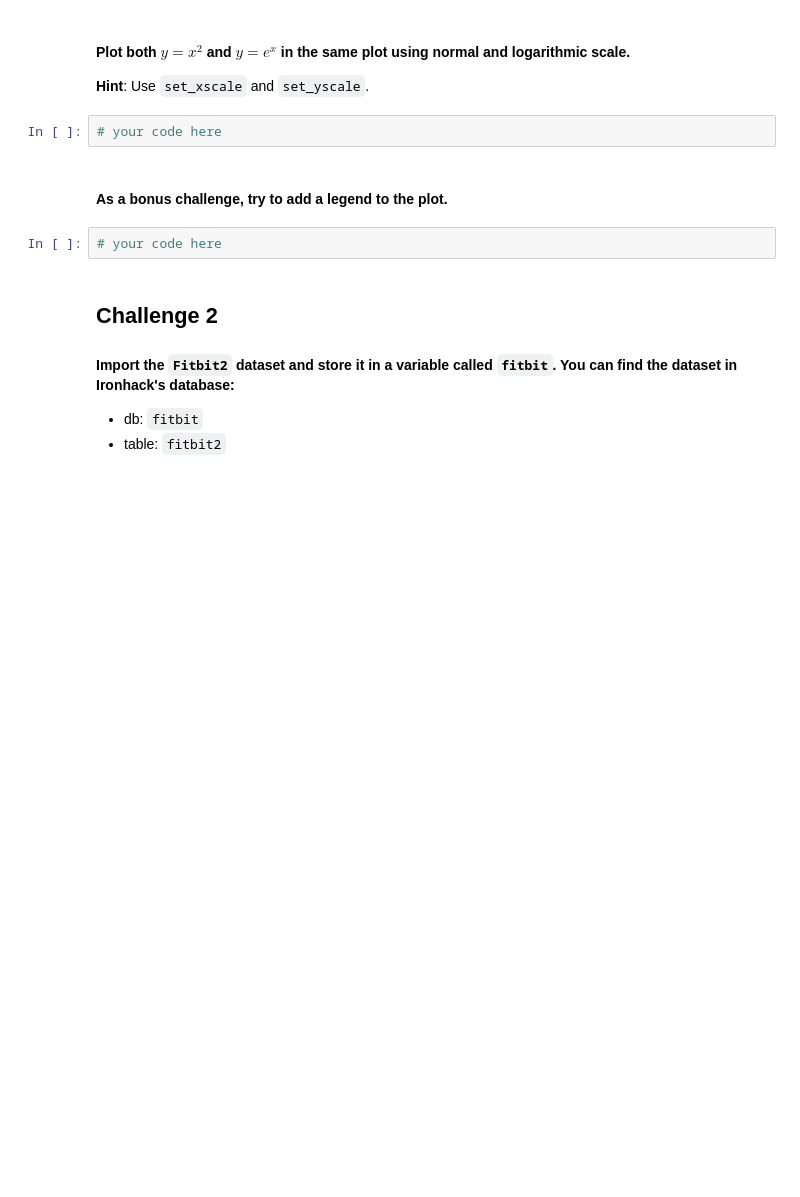
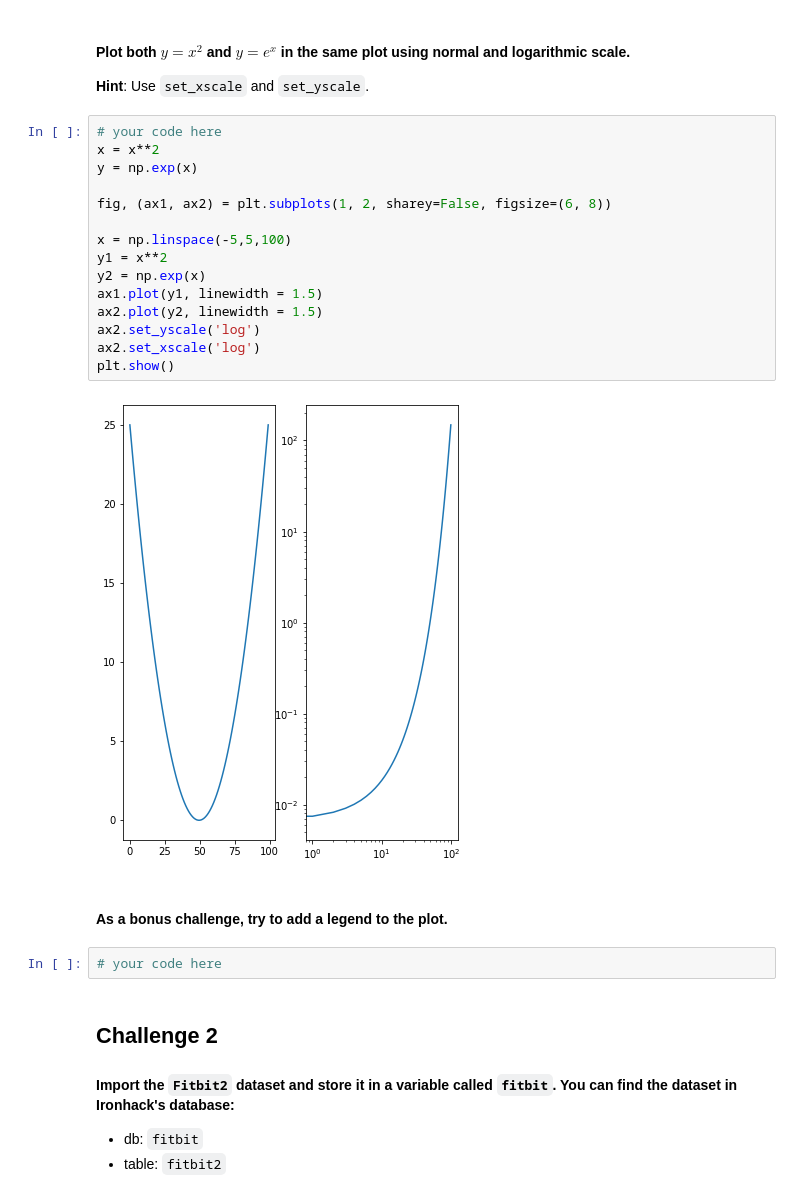
Before and after one commit to ta-data-lis/lab-matplotlib-seaborn, a Jupyter notebook: your-code/main.ipynb, the cells around one changed output. Cells and saved outputs as stored; diff of their text form; blank space fills up the shorter version.

```diff
--- a/your-code/main.ipynb
+++ b/your-code/main.ipynb
@@ -36,8 +63,23 @@ If you want, try to add a title to the plot or even axes labels. You can also pl
 # %% [markdown]
 #### Plot both $y=x^2$ and $y=e^x$ in the same plot using normal and logarithmic scale.
 **Hint**: Use `set_xscale` and `set_yscale`.
-# %%
-# your code here
+# %%
+# your code here
+x = x**2
+y = np.exp(x)
+
+fig, (ax1, ax2) = plt.subplots(1, 2, sharey=False, figsize=(6, 8))
+
+x = np.linspace(-5,5,100)
+y1 = x**2
+y2 = np.exp(x)
+ax1.plot(y1, linewidth = 1.5)
+ax2.plot(y2, linewidth = 1.5)
+ax2.set_yscale('log')
+ax2.set_xscale('log')
+plt.show()
+# %% [output]
+[figure, added]
 # %% [markdown]
 #### As a bonus challenge, try to add a legend to the plot.
 # %%
```
Also changed, not shown: parts of 49 cells of this notebook, 2 other files.
